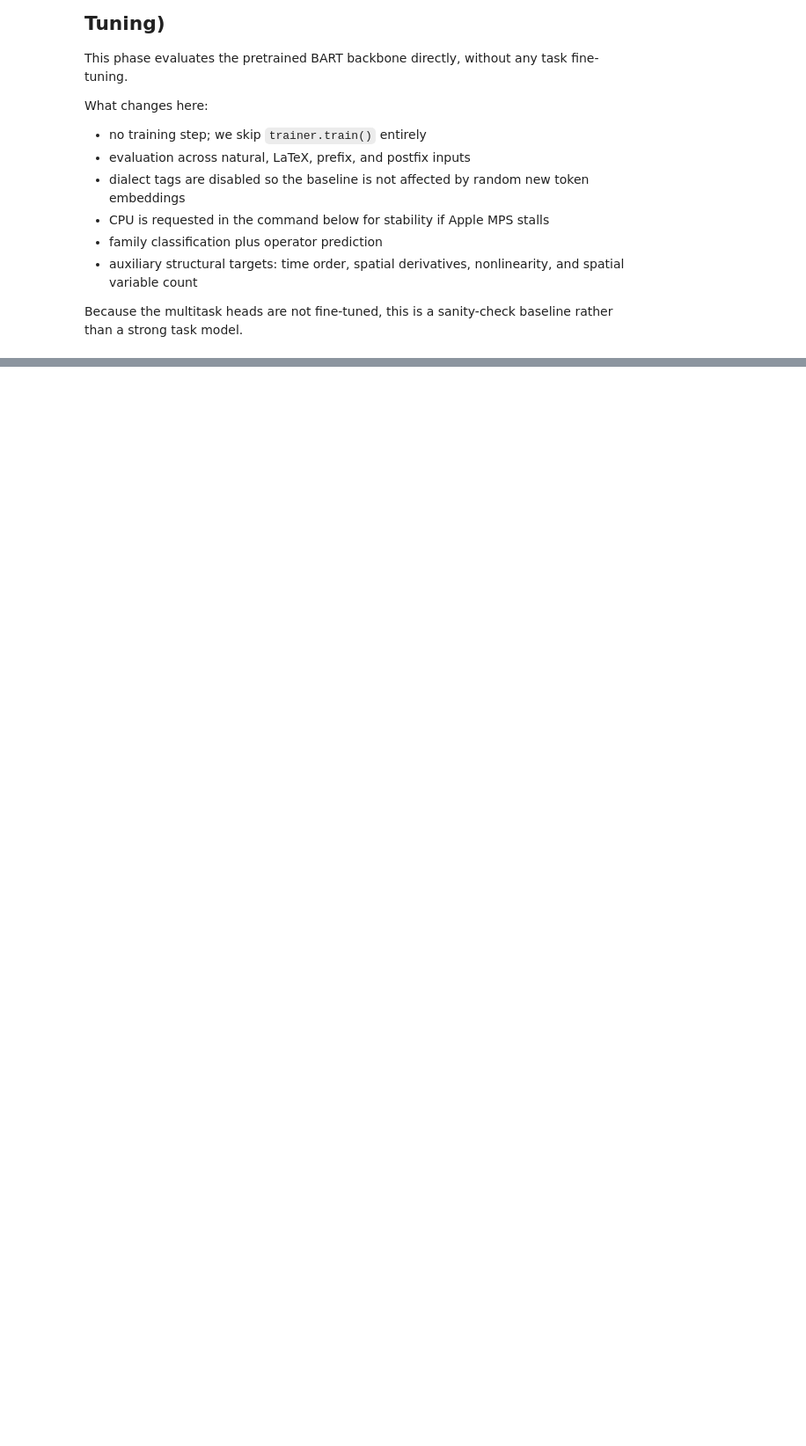
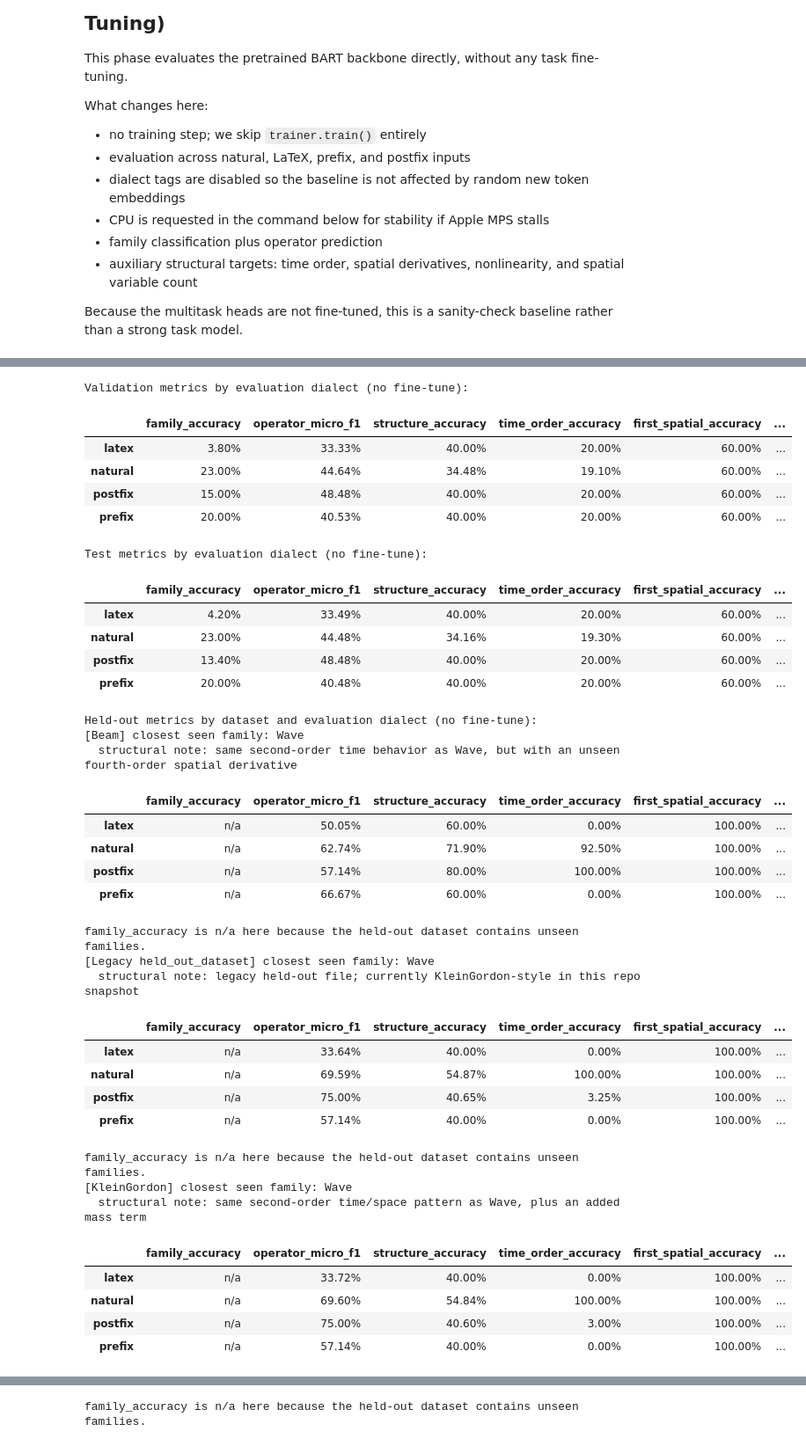
Before and after one commit to RaghavKrishn/Nlp-group-final-project, a Jupyter notebook: BART_PDE_Classification_no_fine_tune.ipynb, the cells around one changed output, grey strips where cells are left out. Shown at 88% size. Cells and saved outputs as stored; diff of their text form; code cells hidden in the pictures; blank space fills up the shorter version.

```diff
--- a/BART_PDE_Classification_no_fine_tune.ipynb
+++ b/BART_PDE_Classification_no_fine_tune.ipynb
@@ -419,0 +610,58 @@ display(baseline_test_df.style.format('{:.2%}'))
+# %%
+
+print('Validation metrics by evaluation dialect (no fine-tune):')
+display(baseline_val_df.style.format(metric_formats))
+
+print('Test metrics by evaluation dialect (no fine-tune):')
+display(baseline_test_df.style.format(metric_formats))
+
+if held_out_metric_frames:
+    print('Held-out metrics by dataset and evaluation dialect (no fine-tune):')
+    for dataset_name, df in held_out_metric_frames.items():
+        dataset_info = HELD_OUT_DATASET_INFO.get(dataset_name, {})
+        display_name = dataset_info.get('display_name', dataset_name)
+        closest_seen_family = dataset_info.get('closest_seen_family', 'Unknown')
+        structural_note = dataset_info.get('structural_note', '')
+        print(f'[{display_name}] closest seen family: {closest_seen_family}')
+        if structural_note:
+            print(f'  structural note: {structural_note}')
+        display(df.style.format(metric_formats, na_rep='n/a'))
+        if 'family_accuracy_support' in df.columns and (df['family_accuracy_support'] == 0).any():
+            print('family_accuracy is n/a here because the held-out dataset contains unseen families.')
+# %% [output]
+Validation metrics by evaluation dialect (no fine-tune):
+|  | family_accuracy | operator_micro_f1 | structure_accuracy | time_order_accuracy | first_spatial_accuracy | ... |
+| latex | 3.80% | 33.33% | 40.00% | 20.00% | 60.00% | ... |
+| natural | 23.00% | 44.64% | 34.48% | 19.10% | 60.00% | ... |
+| postfix | 15.00% | 48.48% | 40.00% | 20.00% | 60.00% | ... |
+| prefix | 20.00% | 40.53% | 40.00% | 20.00% | 60.00% | ... |
+Test metrics by evaluation dialect (no fine-tune):
+|  | family_accuracy | operator_micro_f1 | structure_accuracy | time_order_accuracy | first_spatial_accuracy | ... |
+| latex | 4.20% | 33.49% | 40.00% | 20.00% | 60.00% | ... |
+| natural | 23.00% | 44.48% | 34.16% | 19.30% | 60.00% | ... |
+| postfix | 13.40% | 48.48% | 40.00% | 20.00% | 60.00% | ... |
+| prefix | 20.00% | 40.48% | 40.00% | 20.00% | 60.00% | ... |
+Held-out metrics by dataset and evaluation dialect (no fine-tune):
+[Beam] closest seen family: Wave
+  structural note: same second-order time behavior as Wave, but with an unseen fourth-order spatial derivative
+|  | family_accuracy | operator_micro_f1 | structure_accuracy | time_order_accuracy | first_spatial_accuracy | ... |
+| latex | n/a | 50.05% | 60.00% | 0.00% | 100.00% | ... |
+| natural | n/a | 62.74% | 71.90% | 92.50% | 100.00% | ... |
+| postfix | n/a | 57.14% | 80.00% | 100.00% | 100.00% | ... |
+| prefix | n/a | 66.67% | 60.00% | 0.00% | 100.00% | ... |
+family_accuracy is n/a here because the held-out dataset contains unseen families.
+[Legacy held_out_dataset] closest seen family: Wave
+  structural note: legacy held-out file; currently KleinGordon-style in this repo snapshot
+|  | family_accuracy | operator_micro_f1 | structure_accuracy | time_order_accuracy | first_spatial_accuracy | ... |
+| latex | n/a | 33.64% | 40.00% | 0.00% | 100.00% | ... |
+| natural | n/a | 69.59% | 54.87% | 100.00% | 100.00% | ... |
+| postfix | n/a | 75.00% | 40.65% | 3.25% | 100.00% | ... |
+| prefix | n/a | 57.14% | 40.00% | 0.00% | 100.00% | ... |
+family_accuracy is n/a here because the held-out dataset contains unseen families.
+[KleinGordon] closest seen family: Wave
+  structural note: same second-order time/space pattern as Wave, plus an added mass term
+|  | family_accuracy | operator_micro_f1 | structure_accuracy | time_order_accuracy | first_spatial_accuracy | ... |
+| latex | n/a | 33.72% | 40.00% | 0.00% | 100.00% | ... |
+| natural | n/a | 69.60% | 54.84% | 100.00% | 100.00% | ... |
+| postfix | n/a | 75.00% | 40.60% | 3.00% | 100.00% | ... |
+| prefix | n/a | 57.14% | 40.00% | 0.00% | 100.00% | ... |
@@ -420 +676,2 @@ display(baseline_test_df.style.format('{:.2%}'))
+family_accuracy is n/a here because the held-out dataset contains unseen families.
 # %%
```
Also changed, not shown: parts of 26 cells of this notebook, 19 other files.
